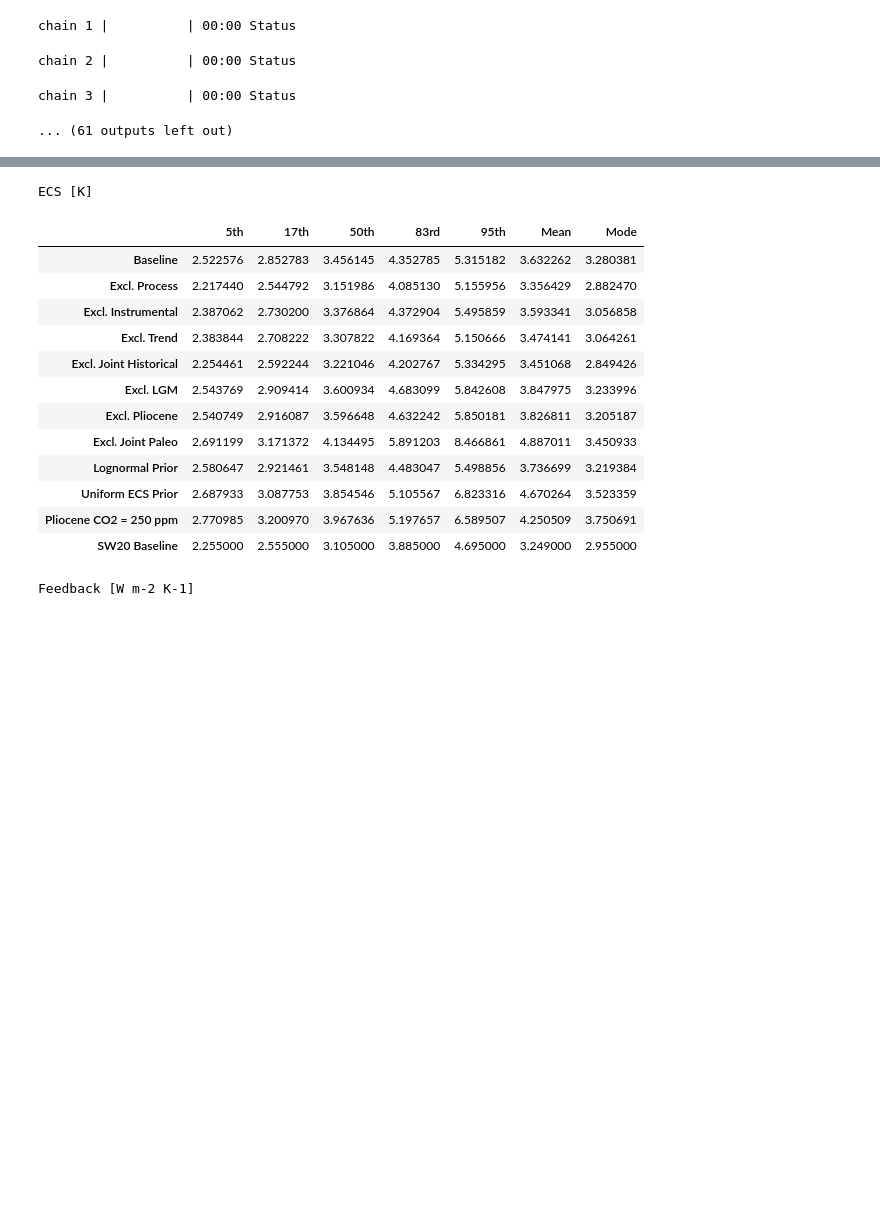
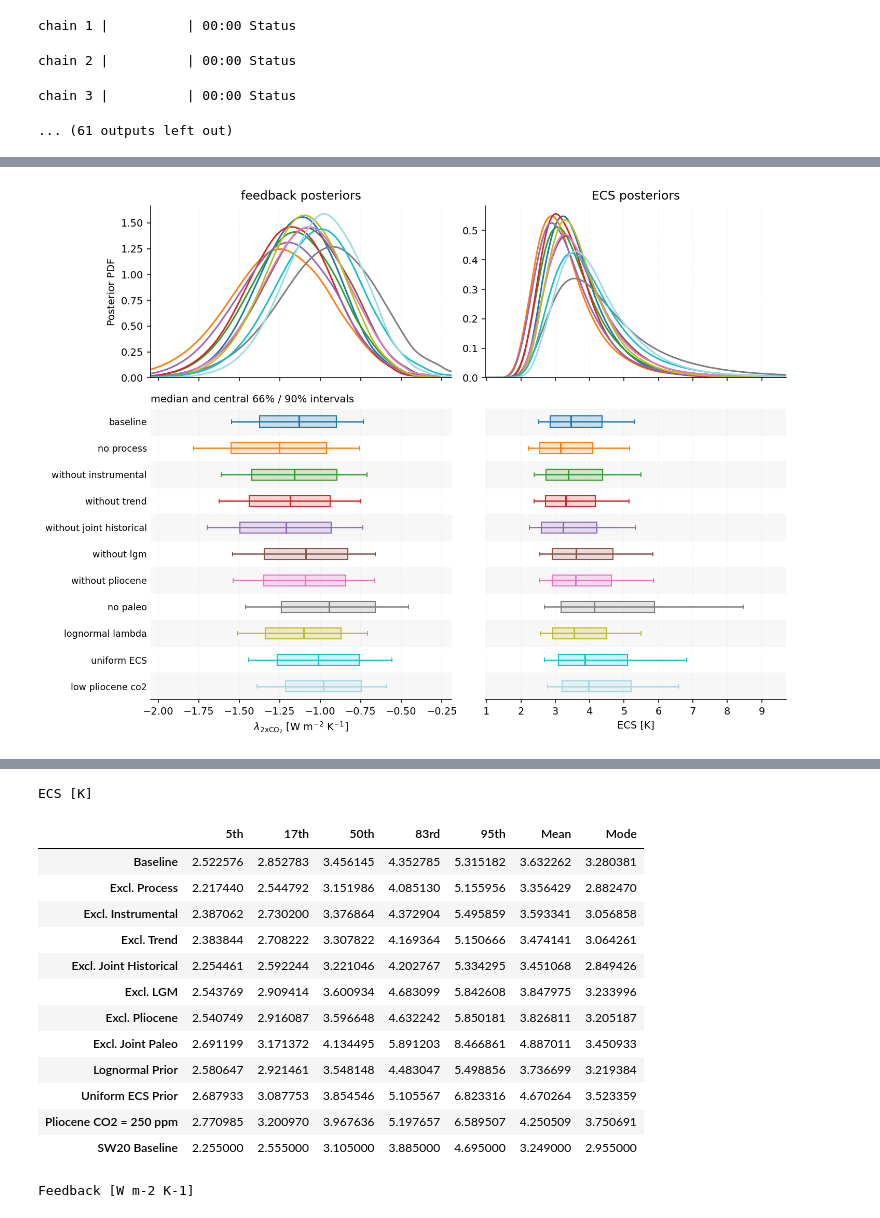
Before and after one commit to vtcooper/ecs-assessment, a Jupyter notebook: ecs_assess.ipynb, the cells around one changed output, grey strips where cells are left out. Saved outputs shown, nothing was run; the diff lists cells and outputs as text; code cells hidden in the pictures; blank space fills up the shorter version.

Commit message:
plot all cases

```diff
--- a/ecs_assess.ipynb
+++ b/ecs_assess.ipynb
@@ -980,3 +995,82 @@ chain 3 |          | 00:00 Status
+# %%
+## rerun this cell after adding a case; every entry in results is included
+all_case_smoothing = 1.75  ## larger values make the displayed PDFs smoother
+all_case_limits = {"lamb": None, "ECS": None}  ## None uses automatic limits
+
+if not results:
+    print("Run at least one case with run_case(...) first.")
+else:
+    case_names = list(results)
+    case_labels = [fill(str(name).replace("_", " "), width=27) for name in case_names]
+    case_colors = plt.get_cmap("tab20")(np.linspace(0, 1, len(case_names)))
+    interval_height = max(1.8, 0.4 * len(case_names))
+    fig, axes = plt.subplots(
+        2, 2, figsize=(10.5, 3.4 + interval_height), sharex="col",
+        gridspec_kw={"height_ratios": [2.6, interval_height]},
+    )
+
+    for col, (parameter, title, xlabel) in enumerate([
+        ("lamb", "feedback posteriors", r"$\lambda_{\mathrm{2xCO_2}}$ [W m$^{-2}$ K$^{-1}$]"),
+        ("ECS", "ECS posteriors", "ECS [K]"),
+    ]):
+        pdf_ax, interval_ax = axes[:, col]
+        draws_by_case = [np.asarray(results[name][parameter]) for name in case_names]
+        quantiles = np.array([
+            np.quantile(draws, [.05, .17, .50, .83, .95])
+            for draws in draws_by_case
+        ])
+
+        ## include every 90% interval, with extra space to show the PDF tails
+        limits = all_case_limits[parameter]
+        if limits is None:
+            lo, hi = quantiles[:, 0].min(), quantiles[:, -1].max()
+            padding = 0.2 * (hi - lo)
+            limits = (lo - padding, min(0, hi + padding)) if parameter == "lamb" else (
+                max(0, lo - padding), hi + padding
+            )
+        grid = np.linspace(*limits, 600)
+
+        for row, (draws, color) in enumerate(zip(draws_by_case, case_colors)):
+            ## smooth log(ECS) or log(-lambda), then convert back to a PDF
+            ## dividing by the positive grid values accounts for the change of variable
+            positive_draws = -draws if parameter == "lamb" else draws
+            positive_grid = -grid if parameter == "lamb" else grid
+            kde = gaussian_kde(
+                np.log(positive_draws),
+                bw_method=lambda kde: all_case_smoothing * kde.scotts_factor(),
+            )
+            density = np.zeros_like(grid)
+            inside = positive_grid > 0
+            density[inside] = kde(np.log(positive_grid[inside])) / positive_grid[inside]
+            pdf_ax.plot(grid, density, color=color, lw=1.6)
+
+            ## intervals always come from the raw samples, regardless of smoothing
+            q05, q17, median, q83, q95 = quantiles[row]
+            if row % 2 == 0:
+                interval_ax.axhspan(row - .5, row + .5, color="0.97", zorder=0)
+            interval_ax.hlines(row, q05, q95, color=color, lw=1.3)
+            interval_ax.vlines([q05, q95], row - .09, row + .09, color=color, lw=1)
+            interval_ax.add_patch(Rectangle(
+                (q17, row - .21), q83 - q17, .42,
+                facecolor=(*color[:3], .2), edgecolor=color, lw=1.1,
+            ))
+            interval_ax.vlines(median, row - .21, row + .21, color=color, lw=1.6)
+
+        pdf_ax.set(title=title, ylim=(0, None))
+        interval_ax.set(xlabel=xlabel, xlim=limits, ylim=(len(case_names) - .5, -.5))
+        interval_ax.set_yticks(range(len(case_names)))
+        interval_ax.set_yticklabels(case_labels if col == 0 else [])
+        interval_ax.tick_params(axis="y", length=0, labelsize=9)
+        interval_ax.spines["left"].set_visible(False)
+        for ax in (pdf_ax, interval_ax):
+            ax.spines[["top", "right"]].set_visible(False)
+            ax.grid(axis="x", alpha=.2, ls=":")
+
+    axes[0, 0].set_ylabel("Posterior PDF")
+    axes[1, 0].set_title("median and central 66% / 90% intervals", loc="left", fontsize=10)
+    finish_figure(fig, "fig_all_case_posteriors")
+# %% [output]
+[figure, added]
 # %% [markdown]
 ## posterior summaries
 
```
Also changed, not shown: parts of 15 cells of this notebook.
